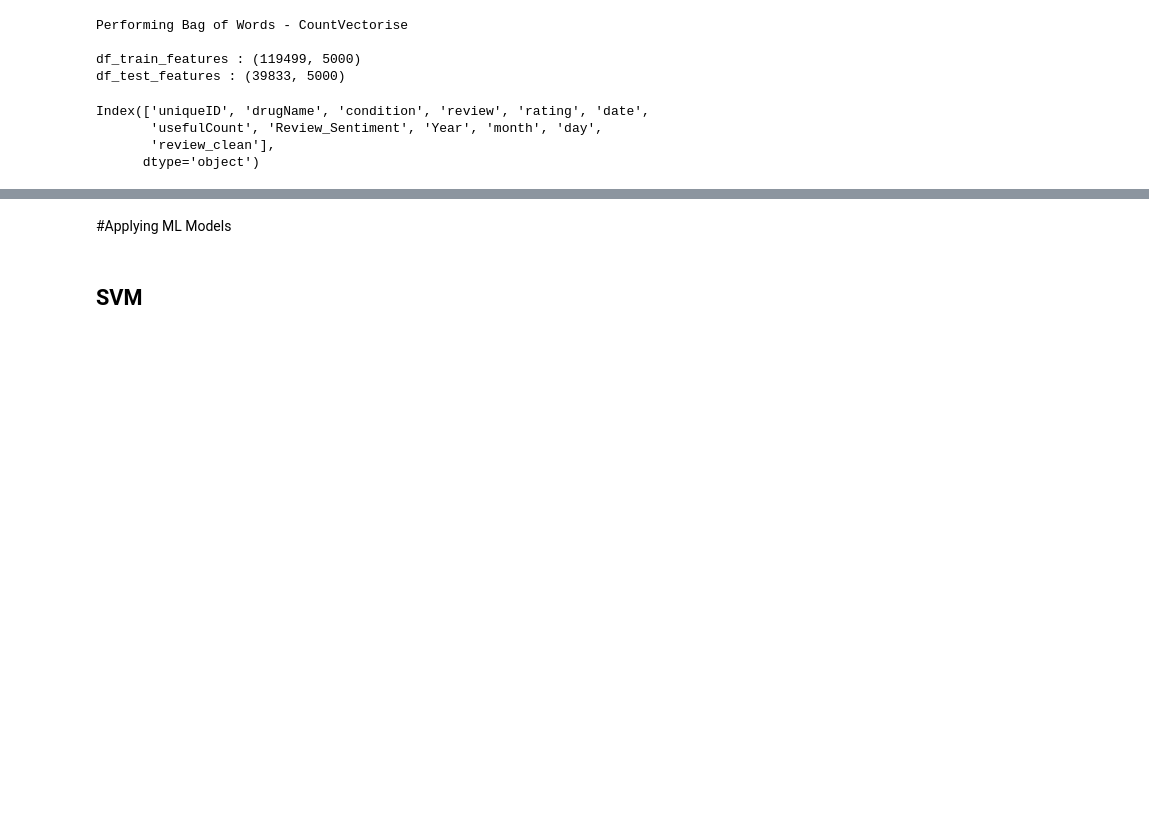
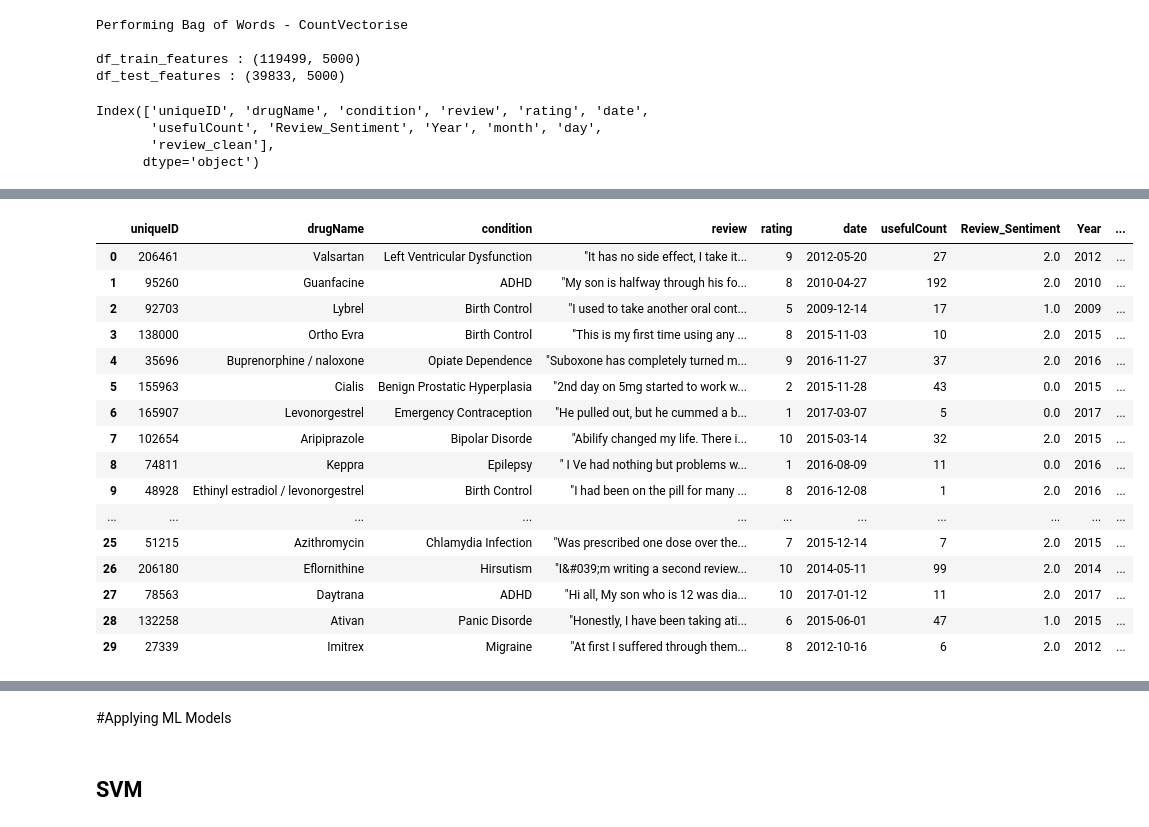
Before and after one commit to harsh-ux/Sentiment-Analysis-of-Drug-Reviews, a Jupyter notebook: Pill_Recommendation.ipynb, the cells around one changed output, grey strips where cells are left out. Cells and saved outputs as stored; diff of their text form; code cells hidden in the pictures; blank space fills up the shorter version.

```diff
--- a/Pill_Recommendation.ipynb
+++ b/Pill_Recommendation.ipynb
@@ -600,0 +619,4 @@ y_test.shape
+# %%
+filepath = "/content/nrcdata/NRC-emotion-lexicon-wordlevel-alphabetized-v0.92.txt"
+emolex_df = pd.read_csv(filepath,  names=["word", "emotion", "association"], skiprows=45, sep='\t', keep_default_na=False)
+emolex_df.head(12)
@@ -600,0 +670,3 @@ y_test.shape
+# %%
+emolex_words = emolex_df.pivot(index='word', columns='emotion', values='association').reset_index()
+emolex_words.head()
@@ -600,0 +699,23 @@ y_test.shape
+# %%
+def extract_review_emotion_edit(df,column):
+    new_df = df.copy()
+
+    emotions = emolex_words.columns.drop('word')
+    emo_df = pd.DataFrame(0, index=df.index, columns=emotions)
+    with tqdm(total=len(list(new_df.iterrows()))) as pbar:
+        for i, row in new_df.iterrows():
+            pbar.update(1)
+            if (i==1):
+              print(row['review_clean'].split())
+            #document = word_tokenize(new_df.loc[i][column])
+            for word in row['review_clean'].split():
+                emo_score = emolex_words[emolex_words.word == word]
+                if not emo_score.empty:
+                    for emotion in list(emotions):
+                        emo_df.at[i, emotion] += emo_score[emotion]
+
+    new_df = pd.concat([new_df, emo_df], axis=1)
+
+    return new_df
+# %%
+emotion_df = extract_review_emotion_edit(data, 'review_clean')
@@ -600,0 +726,20 @@ y_test.shape
+# %%
+emotion_df.head(30)
+# %% [output]
+|  | uniqueID | drugName | condition | review | rating | date | usefulCount | Review_Sentiment | Year | ... |
+| 0 | 206461 | Valsartan | Left Ventricular Dysfunction | "It has no side effect, I take it... | 9 | 2012-05-20 | 27 | 2.0 | 2012 | ... |
+| 1 | 95260 | Guanfacine | ADHD | "My son is halfway through his fo... | 8 | 2010-04-27 | 192 | 2.0 | 2010 | ... |
+| 2 | 92703 | Lybrel | Birth Control | "I used to take another oral cont... | 5 | 2009-12-14 | 17 | 1.0 | 2009 | ... |
+| 3 | 138000 | Ortho Evra | Birth Control | "This is my first time using any ... | 8 | 2015-11-03 | 10 | 2.0 | 2015 | ... |
+| 4 | 35696 | Buprenorphine / naloxone | Opiate Dependence | "Suboxone has completely turned m... | 9 | 2016-11-27 | 37 | 2.0 | 2016 | ... |
+| 5 | 155963 | Cialis | Benign Prostatic Hyperplasia | "2nd day on 5mg started to work w... | 2 | 2015-11-28 | 43 | 0.0 | 2015 | ... |
+| 6 | 165907 | Levonorgestrel | Emergency Contraception | "He pulled out, but he cummed a b... | 1 | 2017-03-07 | 5 | 0.0 | 2017 | ... |
+| 7 | 102654 | Aripiprazole | Bipolar Disorde | "Abilify changed my life. There i... | 10 | 2015-03-14 | 32 | 2.0 | 2015 | ... |
+| 8 | 74811 | Keppra | Epilepsy | " I Ve had nothing but problems w... | 1 | 2016-08-09 | 11 | 0.0 | 2016 | ... |
+| 9 | 48928 | Ethinyl estradiol / levonorgestrel | Birth Control | "I had been on the pill for many ... | 8 | 2016-12-08 | 1 | 2.0 | 2016 | ... |
+| ... | ... | ... | ... | ... | ... | ... | ... | ... | ... | ... |
+| 25 | 51215 | Azithromycin | Chlamydia Infection | "Was prescribed one dose over the... | 7 | 2015-12-14 | 7 | 2.0 | 2015 | ... |
+| 26 | 206180 | Eflornithine | Hirsutism | "I&#039;m writing a second review... | 10 | 2014-05-11 | 99 | 2.0 | 2014 | ... |
+| 27 | 78563 | Daytrana | ADHD | "Hi all, My son who is 12 was dia... | 10 | 2017-01-12 | 11 | 2.0 | 2017 | ... |
+| 28 | 132258 | Ativan | Panic Disorde | "Honestly, I have been taking ati... | 6 | 2015-06-01 | 47 | 1.0 | 2015 | ... |
+| 29 | 27339 | Imitrex | Migraine | "At first I suffered through them... | 8 | 2012-10-16 | 6 | 2.0 | 2012 | ... |
```
Also changed, not shown: parts of 17 cells of this notebook.
